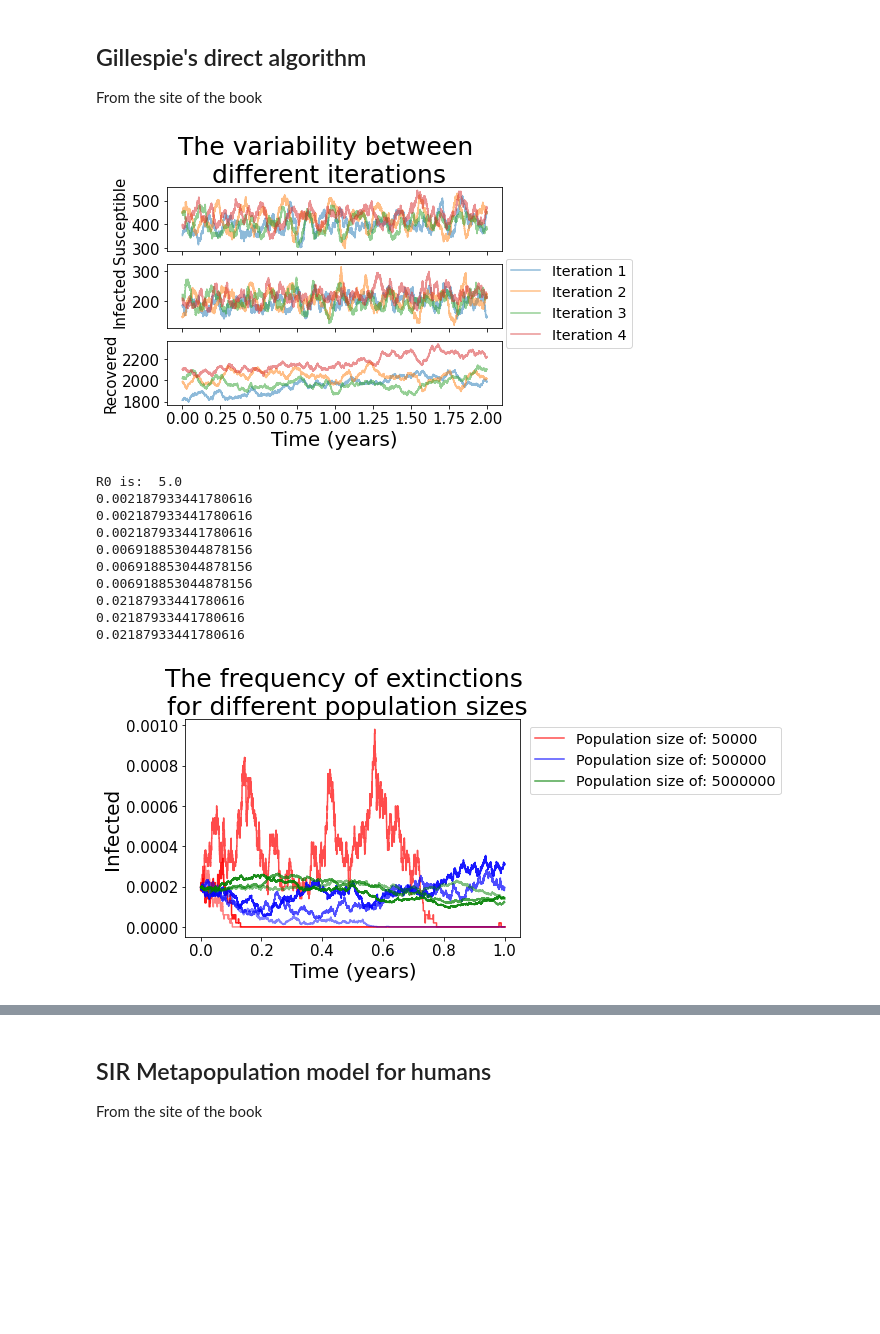
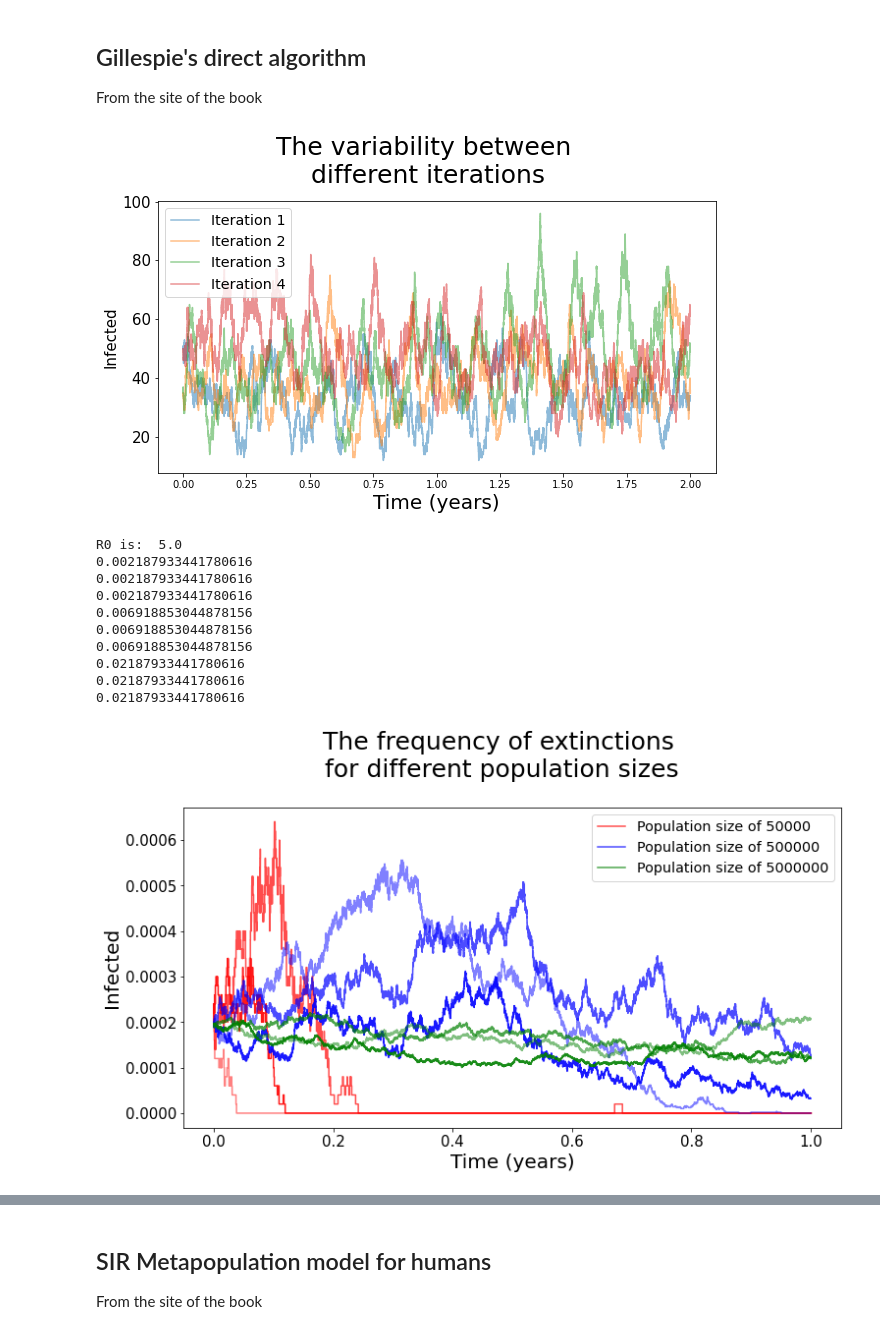
Before and after one commit to Florisdv5/Introcomp_assign2, a Jupyter notebook: Introcomp_assign2.ipynb, the cells around one changed output, grey strips where cells are left out. Cells and saved outputs as stored; diff of their text form; code cells hidden in the pictures; blank space fills up the shorter version.

```diff
--- a/Introcomp_assign2.ipynb
+++ b/Introcomp_assign2.ipynb
@@ -118,7 +118,8 @@ Z0=N0-X0-Y0
 
 INPUT = np.array((X0,Y0,Z0))
 
-fig, (ax1, ax2, ax3) = plt.subplots(3, sharex=True)
+fig, (ax2) = plt.subplots(1, sharex=True, figsize = (10,5))
+# fig, (ax1, ax2, ax3) = plt.subplots(3, sharex=True)
 for i in range(4):
     [T,S,I,R]=Stoch_Iteration(INPUT)
 
@@ -127,14 +128,14 @@ for i in range(4):
     tI=np.array(I)[1:,]
     tR=np.array(R)[1:,]
 
-    ax1.plot(tT, tS, alpha=0.5, label=('Iteration %s' %(i+1)))
-    ax1.set_ylabel("Susceptible", size = 15)
+#     ax1.plot(tT, tS, alpha=0.5, label=('Iteration %s' %(i+1)))
+#     ax1.set_ylabel("Susceptible", size = 15)
     ax2.plot(tT, tI, alpha=0.5, label=('Iteration %s' %(i+1)))
     ax2.set_ylabel("Infected", size = 15)
-    ax3.plot(tT, tR, alpha=0.5, label=('Iteration %s' %(i+1)))
-    ax3.set_ylabel("Recovered", size = 15)
+#     ax3.plot(tT, tR, alpha=0.5, label=('Iteration %s' %(i+1)))
+#     ax3.set_ylabel("Recovered", size = 15)
 
-plt.legend(loc = "upper right", fontsize = "x-large", bbox_to_anchor = (1.41,2.4))
+plt.legend(loc = "upper left", fontsize = "x-large")
 for tick in ax3.xaxis.get_major_ticks():
     tick.label.set_fontsize(15)
 for tick in ax1.yaxis.get_major_ticks():
@@ -147,7 +148,7 @@ fig.suptitle('The variability between \n different iterations ', size = 25, y =
 plt.xlabel ('Time (years)', size = 20)
 plt.show()
 # %% [output]
-[figure, old version]
+[figure, new version]
 # %%
 ## Extinctions for different population size ##
 
@@ -159,7 +160,7 @@ mu=1/(70*365)
 # delta = 0.0005
 Nlist = [50000, 500000, 5000000]
 
-fig, (ax2) = plt.subplots(1, sharex=True)
+fig, (ax2) = plt.subplots(1, sharex=True, figsize = (12, 6))
 color = ['red', 'blue', 'green']
 
 for Nvalue in range(3):
@@ -183,35 +184,35 @@ for Nvalue in range(3):
         tS=np.array(S)[1:,]
         tI=np.array(I)[1:,]
         tR=np.array(R)[1:,]
         tN = tS + tI + tR
 
         if iteration == 1:
             ax2.plot(tT, tI/tN, alpha=alfa, color = color[Nvalue], label=('Population size of %s' %(N0)))
         else:
             ax2.plot(tT, tI/tN, alpha=alfa, color = color[Nvalue])
         ax2.set_ylabel("Infected", size = 20)
         alfa = alfa - 0.2
 
-plt.legend(loc = "upper right", fontsize = "x-large", bbox_to_anchor = (1.8,1))
+plt.legend(loc = "upper right", fontsize = "x-large", bbox_to_anchor = (1,1))
 for tick in ax2.xaxis.get_major_ticks():
     tick.label.set_fontsize(15)
 for tick in ax2.yaxis.get_major_ticks():
     tick.label.set_fontsize(15)
 fig.suptitle('The frequency of extinctions \n for different population sizes ', size = 25, y = 1.06)
 plt.xlabel ('Time (years)', size = 20)
 plt.show()
 # %% [output]
 R0 is:  5.0
 0.002187933441780616
 0.002187933441780616
 0.002187933441780616
 0.006918853044878156
 0.006918853044878156
 0.006918853044878156
 0.02187933441780616
 0.02187933441780616
 0.02187933441780616
-[figure, old version]
+[figure, new version]
 # %%
 ## Extinctions for different R0 ##
 
```
Also changed, not shown: parts of 3 cells of this notebook.
